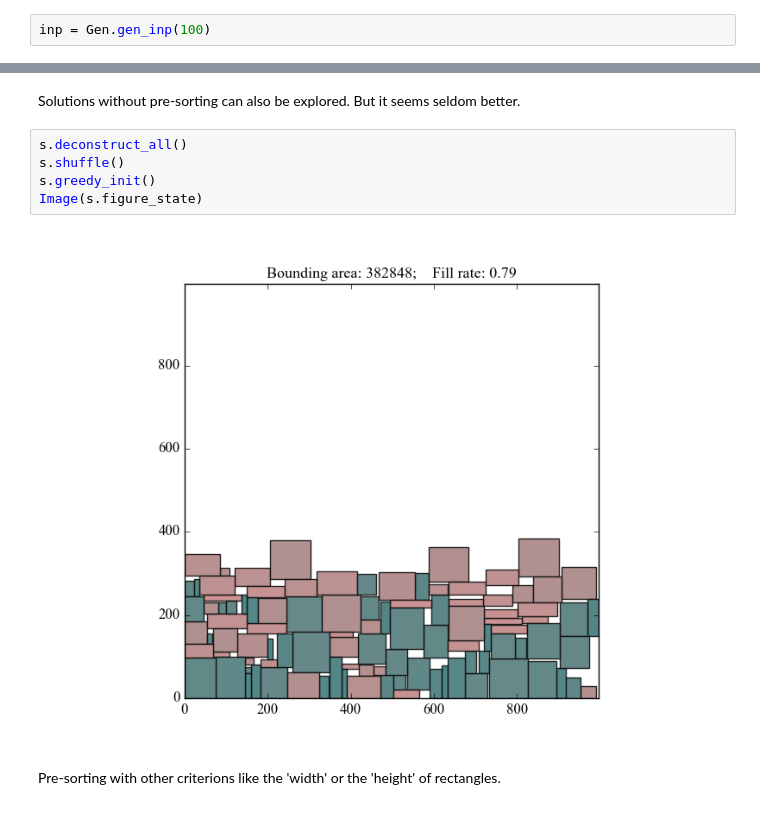
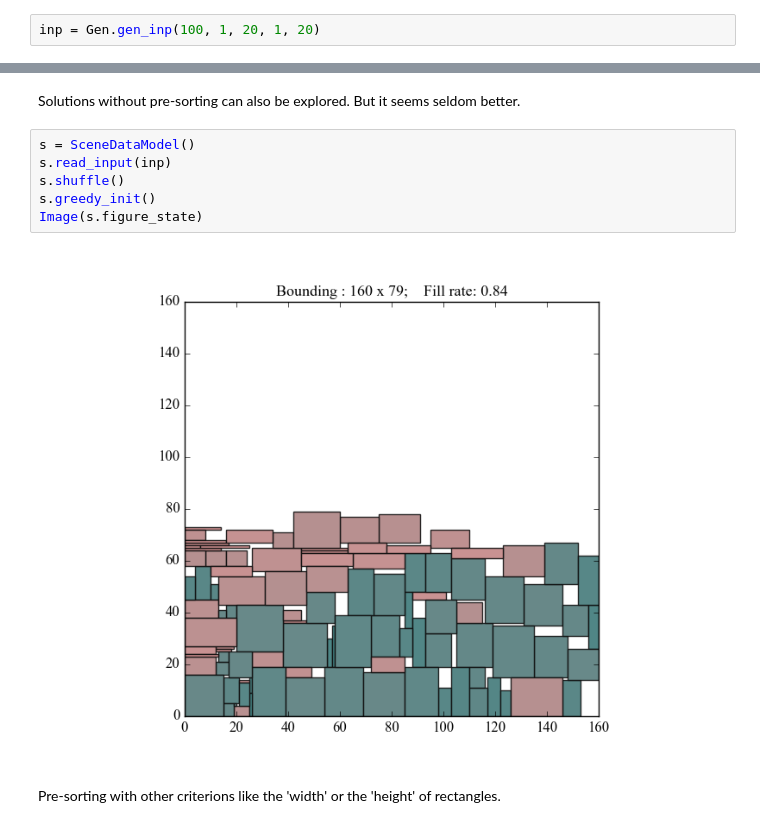
Before and after one commit to xye7ei/repacker, a Jupyter notebook: usage.ipynb, the cells around one changed output, grey strips where cells are left out. Cells and saved outputs as stored; diff of their text form.

Commit message:
use new model instance each time

```diff
--- a/usage.ipynb
+++ b/usage.ipynb
@@ -14,5 +18,5 @@ Generate a random series of input rectangles.
 # %%
-inp = Gen.gen_inp(100)
+inp = Gen.gen_inp(100, 1, 20, 1, 20)
 # %% [markdown]
 Read the input.
 # %%
@@ -31,12 +35,13 @@ Image(s.figure_state)
 # %% [markdown]
 Solutions without pre-sorting can also be explored. But it seems seldom better.
 # %%
-s.deconstruct_all()
+s = SceneDataModel()
+s.read_input(inp)
 s.shuffle()
 s.greedy_init()
 Image(s.figure_state)
 # %% [output]
-[figure, old version]
+[figure, new version]
 # %% [markdown]
 Pre-sorting with other criterions like the 'width' or the 'height' of rectangles.
 # %%
```
Also changed, not shown: parts of 4 cells of this notebook.
